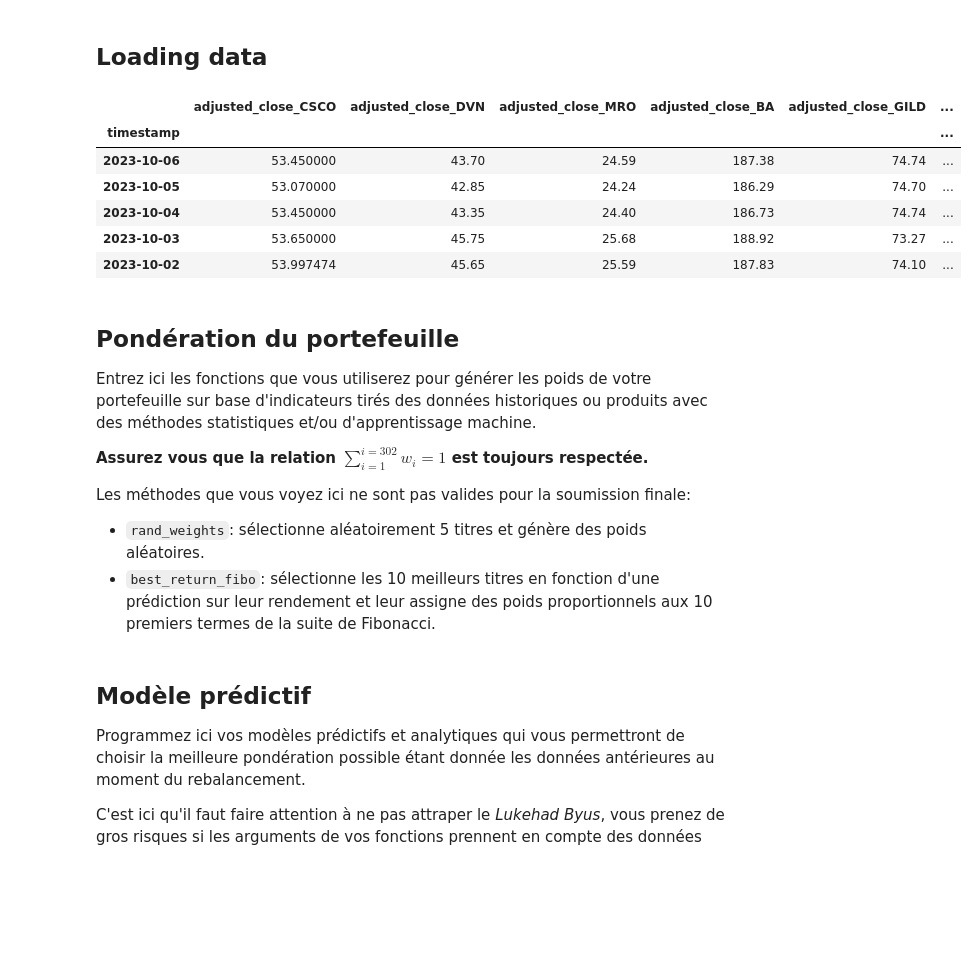
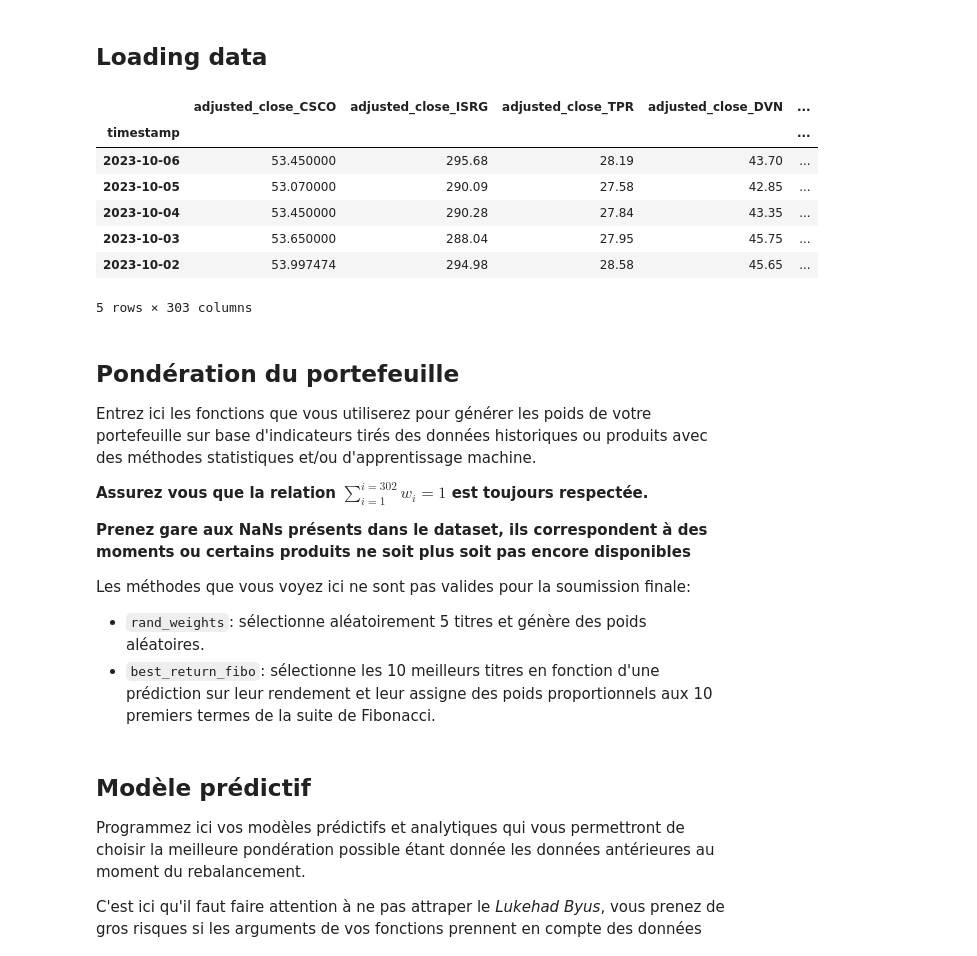
Before and after one commit to l9kd1/datathon-23, a Jupyter notebook: main.ipynb, the cells around one changed output. Cells and saved outputs as stored; diff of their text form; code cells hidden in the pictures; blank space fills up the shorter version.

```diff
--- a/main.ipynb
+++ b/main.ipynb
@@ -43,22 +43,28 @@ ROOT='./kaggle/input/dt23-test/' # remove the dot (.) for the kaggle version
 # %%
 adjusted_close = pd.read_csv(ROOT+'series/adjusted_close.csv',index_col=0)
 adjusted_close.index = pd.to_datetime(adjusted_close.index)
-adjusted_close = adjusted_close.dropna(axis=1).iloc[:,:20]
+# Uncomment the following line to test the notebook on a reduced number of
+# products that span the entire makespan
+# adjusted_close = adjusted_close.dropna(axis=1).iloc[:,:20]
+
 adjusted_close.head()
 # %% [output]
-|  | adjusted_close_CSCO | adjusted_close_DVN | adjusted_close_MRO | adjusted_close_BA | adjusted_close_GILD | ... |
-| timestamp |  |  |  |  |  | ... |
-| 2023-10-06 | 53.450000 | 43.70 | 24.59 | 187.38 | 74.74 | ... |
-| 2023-10-05 | 53.070000 | 42.85 | 24.24 | 186.29 | 74.70 | ... |
-| 2023-10-04 | 53.450000 | 43.35 | 24.40 | 186.73 | 74.74 | ... |
-| 2023-10-03 | 53.650000 | 45.75 | 25.68 | 188.92 | 73.27 | ... |
-| 2023-10-02 | 53.997474 | 45.65 | 25.59 | 187.83 | 74.10 | ... |
+|  | adjusted_close_CSCO | adjusted_close_ISRG | adjusted_close_TPR | adjusted_close_DVN | ... |
+| timestamp |  |  |  |  | ... |
+| 2023-10-06 | 53.450000 | 295.68 | 28.19 | 43.70 | ... |
+| 2023-10-05 | 53.070000 | 290.09 | 27.58 | 42.85 | ... |
+| 2023-10-04 | 53.450000 | 290.28 | 27.84 | 43.35 | ... |
+| 2023-10-03 | 53.650000 | 288.04 | 27.95 | 45.75 | ... |
+| 2023-10-02 | 53.997474 | 294.98 | 28.58 | 45.65 | ... |
+5 rows × 303 columns
 # %% [markdown]
 ## Pondération du portefeuille
 Entrez ici les fonctions que vous utiliserez pour générer les poids de votre portefeuille sur base d'indicateurs tirés des données historiques ou produits avec des méthodes statistiques et/ou d'apprentissage machine.
 
 **Assurez vous que la relation $\sum_{i=1}^{i=302}w_i=1$ est toujours respectée.**
 
+**Prenez gare aux NaNs présents dans le dataset, ils correspondent à des moments ou certains produits ne soit plus soit pas encore disponibles**
+
 Les méthodes que vous voyez ici ne sont pas valides pour la soumission finale:
  - `rand_weights`: sélectionne aléatoirement 5 titres et génère des poids aléatoires.
  - `best_return_fibo`: sélectionne les 10 meilleurs titres en fonction d'une prédiction sur leur rendement et leur assigne des poids proportionnels aux 10 premiers termes de la suite de Fibonacci.
```
Also changed, not shown: parts of 35 cells of this notebook, 2 other files.
